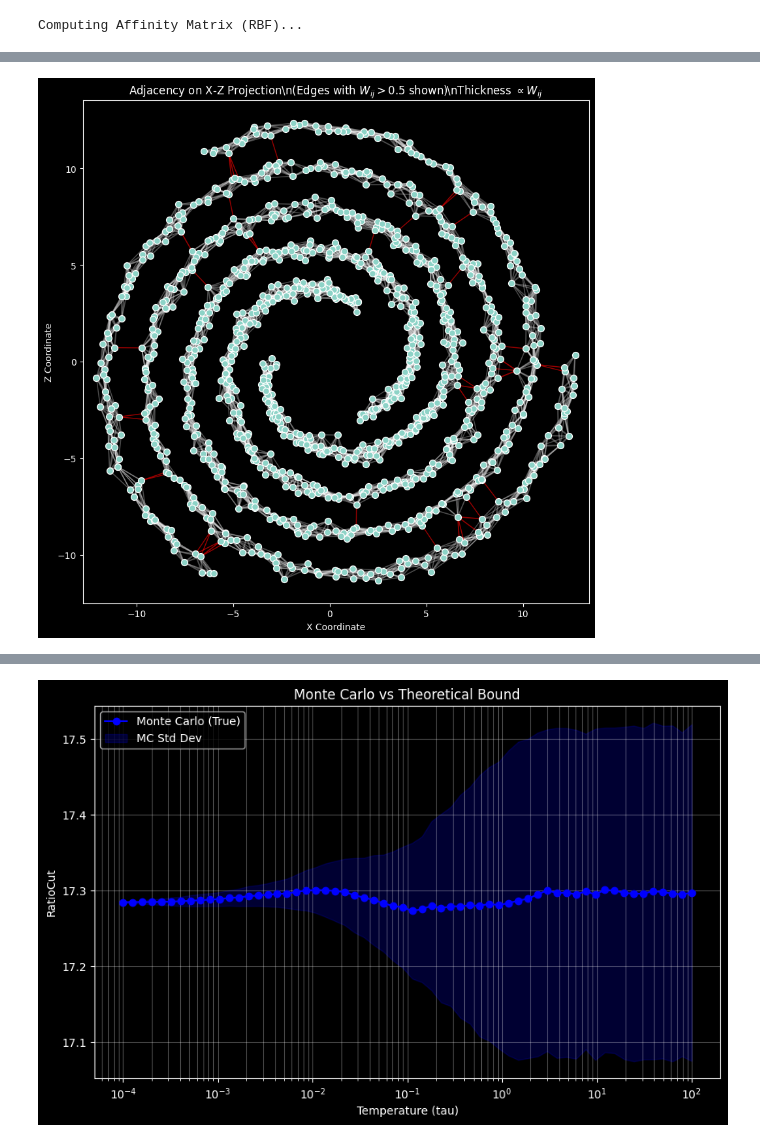
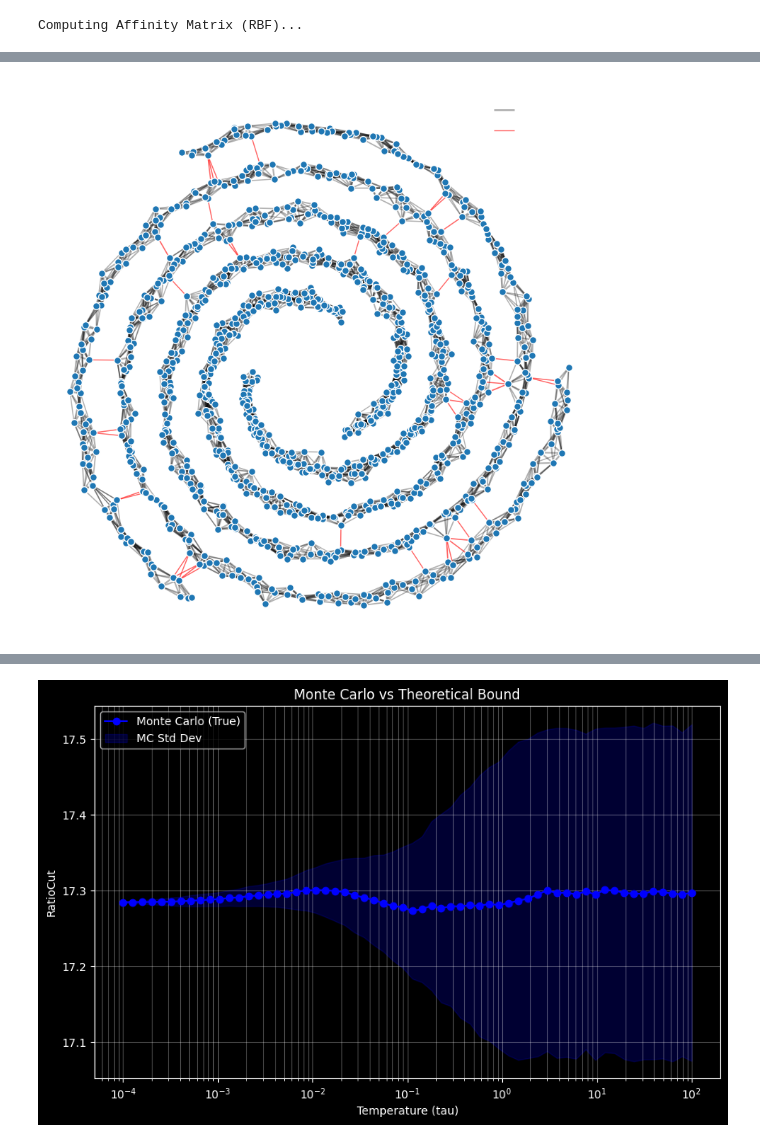
Before and after one commit to ayghri/hycut, a Jupyter notebook: simulations.ipynb, the cells around one changed output, grey strips where cells are left out. Saved outputs shown, nothing was run; the diff lists cells and outputs as text; code cells hidden in the pictures.

Commit message:
add figure

```diff
--- a/simulations.ipynb
+++ b/simulations.ipynb
@@ -62,23 +61,0 @@ plt.scatter(X[:,0], X[:,1], c=y_true)
-# %%
-threshold = 0.5
-rows, cols = np.where(np.triu(W, 1) > threshold)
-lines = []
-widths = []
-colors = []
-
-# Collect lines for efficient plotting
-for r, c in zip(rows, cols):
-    # Endpoints on X-Z plane
-    p1 = X[r]
-    p2 = X[c]
-    lines.append([p1, p2])
-
-    # Thickness = Weight
-    w = W[r, c]
-    widths.append(w * 2.0) # Scale up slightly for visibility
-
-    # Optional: Color edge black if within-cluster, red if cross-cluster (error)
-    if y_true[r] == y_true[c]:
-        colors.append((1, 2, 1, 0.3)) # Translucent black
-    else:
-        colors.append((1, 0, 0, 0.6)) # Bright red for "bad" cuts
@@ -85,29 +125,33 @@ for r, c in zip(rows, cols):
 # %%
 plt.figure(figsize=(10, 10))
 ax = plt.gca()
 lc = LineCollection(lines, linewidths=widths, colors=colors)
 ax.add_collection(lc)
 
 # 5. Scatter Points
 scatter = ax.scatter(
     X[:, 0],
     X[:, 1],
     # c=y_true, cmap="viridis",
     s=50,
     edgecolors="white",
     zorder=10,
 )
 
-plt.title(
-    rf"Adjacency on X-Z Projection\n(Edges with $W_{{ij}} > {threshold}$ shown)\nThickness $\propto W_{{ij}}$"
-)
-plt.xlabel("X Coordinate")
-plt.ylabel("Z Coordinate")
-plt.axis("equal")  # Important to keep the circular shape of the helix
+# plt.title(
+#     rf"Edges with $W_{{ij}} > {threshold}$, thickness $\propto W_{{ij}}$",
+#     fontdict={'fontsize': 14}
+# )
+# plt.xlabel("X Coordinate")
+# plt.ylabel("Y Coordinate")
+# plt.axis("equal")  # Important to keep the circular shape of the helix
 # plt.grid(True, alpha=0.3)
+ax.set_axis_off()
+
+plt.savefig("figures/3_helices_graph.png", dpi=300, bbox_inches='tight', transparent=True)
 plt.show()
 # %% [output]
-[figure, old version]
+[figure, new version]
 # %%
 def simulation_assignment(P):
 
```
Also changed, not shown: parts of 7 cells of this notebook, 28 other files.
